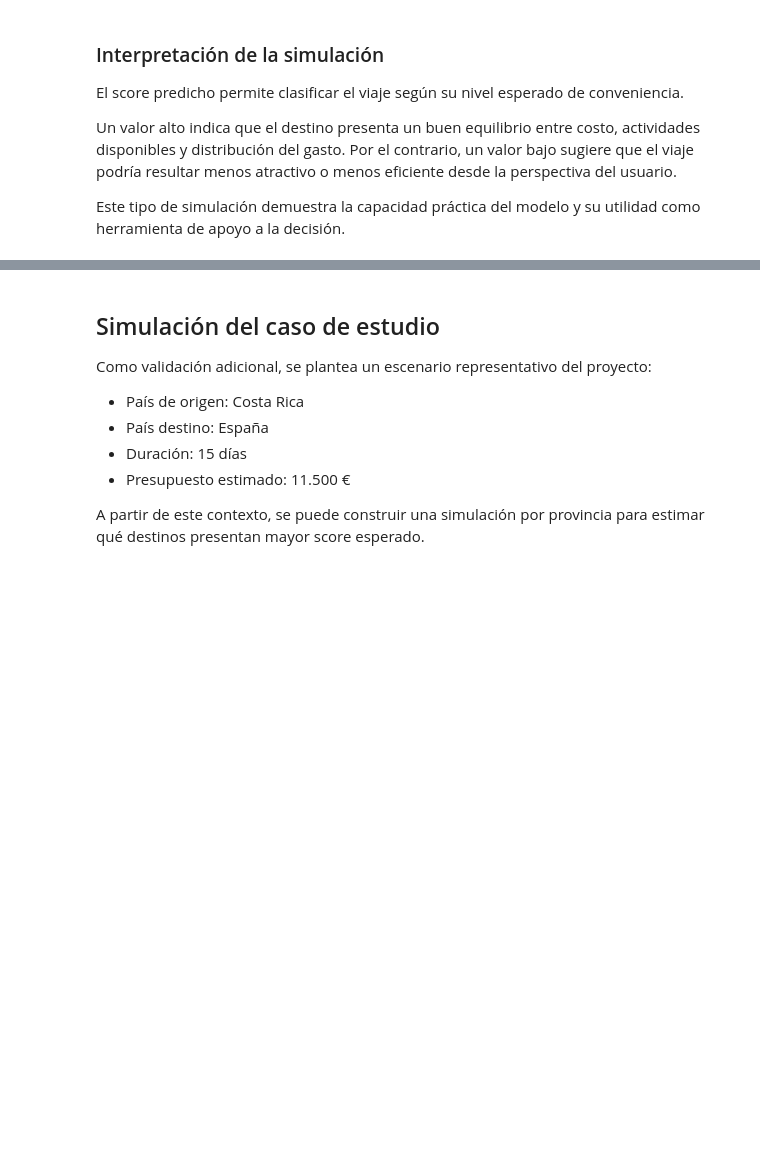
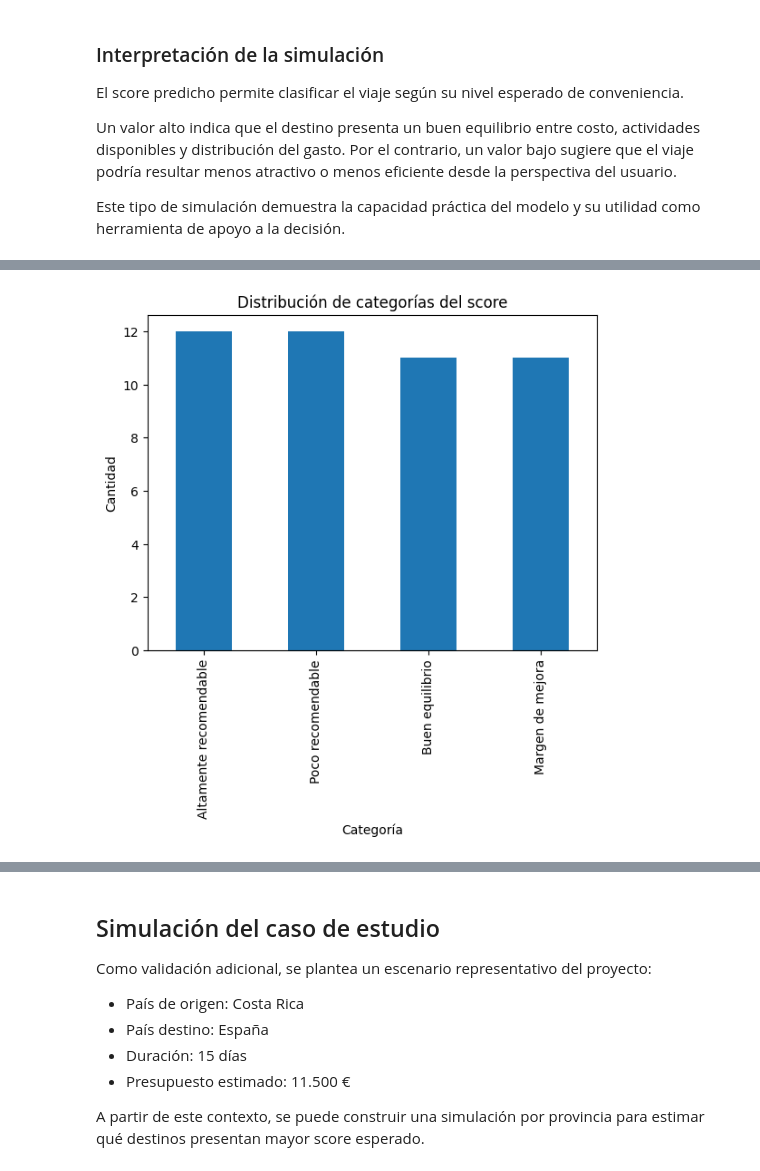
Before and after one commit to moralesvegaandrea-star/CulturaTrip.v2, a Jupyter notebook: Notebook/ML_Model/ML_Avanzado.ipynb, the cells around one changed output, grey strips where cells are left out. Drawn from its saved outputs; the diff is of its cells as text; code cells hidden in the pictures; blank space fills up the shorter version.

```diff
--- a/Notebook/ML_Model/ML_Avanzado.ipynb
+++ b/Notebook/ML_Model/ML_Avanzado.ipynb
@@ -1800,0 +1828,8 @@ Este tipo de simulación demuestra la capacidad práctica del modelo y su utilid
+# %%
+df_model["categoria_score"].value_counts().plot(kind="bar")
+plt.title("Distribución de categorías del score")
+plt.xlabel("Categoría")
+plt.ylabel("Cantidad")
+plt.show()
+# %% [output]
+[figure, added]
```
Also changed, not shown: parts of 31 cells of this notebook, 18 other files.
